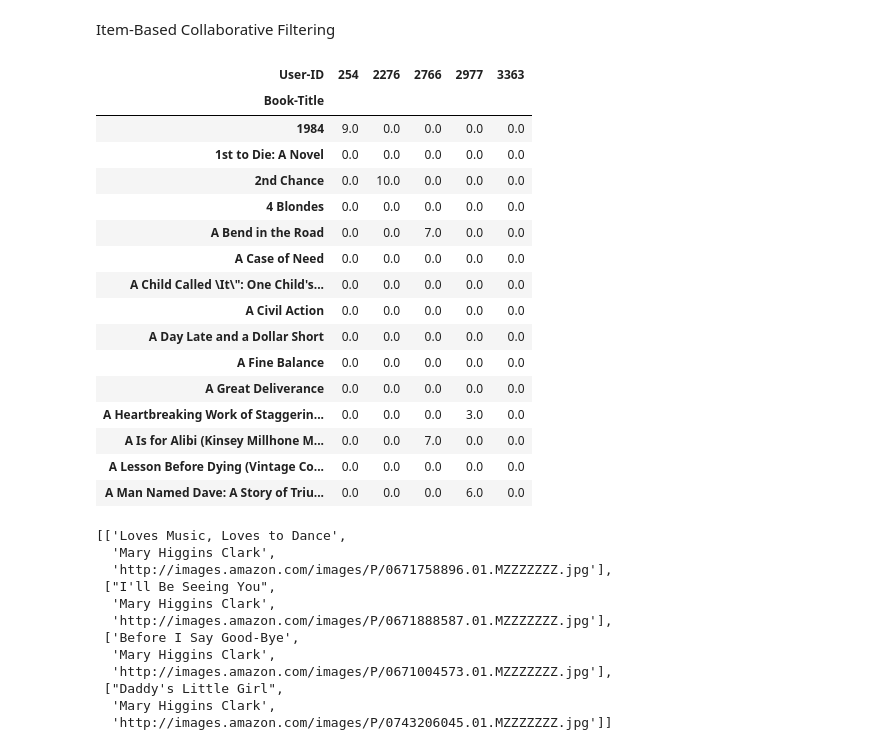
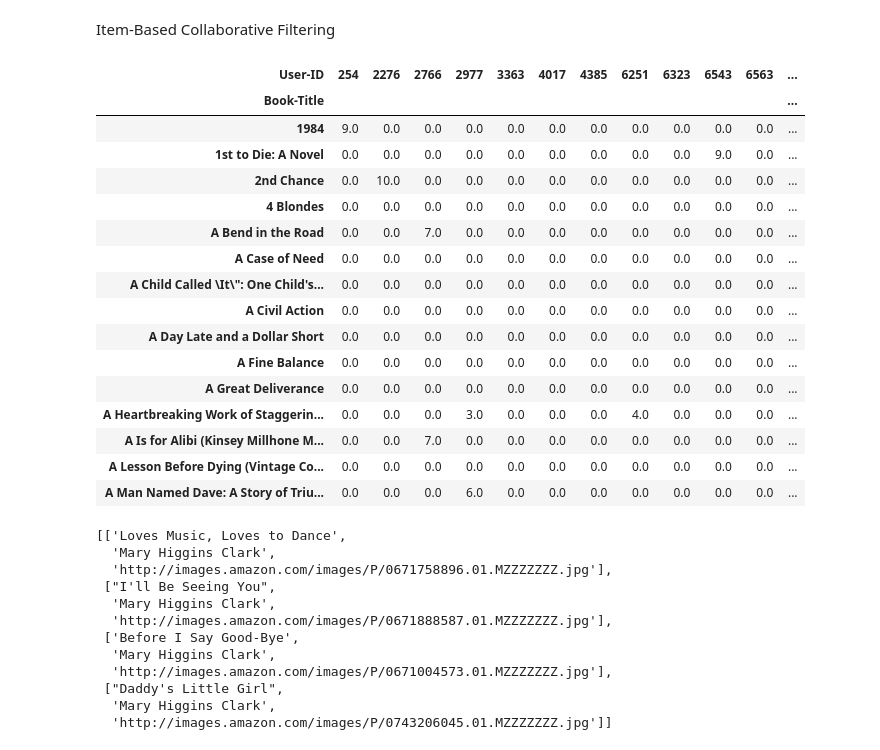
Before and after one commit to sontransonn/book-recommender-system, a Jupyter notebook: main.ipynb, the cells around one changed output. Saved outputs shown, nothing was run; the diff lists cells and outputs as text; code cells hidden in the pictures.

```diff
--- a/main.ipynb
+++ b/main.ipynb
@@ -61,26 +61,26 @@ Item-Based Collaborative Filtering
 # %%
 pt_item = final_ratings.pivot_table(index='Book-Title',columns='User-ID',values='Book-Rating')
 pt_item.fillna(0, inplace=True)
 
-pt_item.iloc[:, :5].head(15)
+pt_item.iloc[:, :12].head(15)
 # %% [output]
-| User-ID | 254 | 2276 | 2766 | 2977 | 3363 |
-| Book-Title |  |  |  |  |  |
-| 1984 | 9.0 | 0.0 | 0.0 | 0.0 | 0.0 |
-| 1st to Die: A Novel | 0.0 | 0.0 | 0.0 | 0.0 | 0.0 |
-| 2nd Chance | 0.0 | 10.0 | 0.0 | 0.0 | 0.0 |
-| 4 Blondes | 0.0 | 0.0 | 0.0 | 0.0 | 0.0 |
-| A Bend in the Road | 0.0 | 0.0 | 7.0 | 0.0 | 0.0 |
-| A Case of Need | 0.0 | 0.0 | 0.0 | 0.0 | 0.0 |
-| A Child Called \It\": One Child's... | 0.0 | 0.0 | 0.0 | 0.0 | 0.0 |
-| A Civil Action | 0.0 | 0.0 | 0.0 | 0.0 | 0.0 |
-| A Day Late and a Dollar Short | 0.0 | 0.0 | 0.0 | 0.0 | 0.0 |
-| A Fine Balance | 0.0 | 0.0 | 0.0 | 0.0 | 0.0 |
-| A Great Deliverance | 0.0 | 0.0 | 0.0 | 0.0 | 0.0 |
-| A Heartbreaking Work of Staggerin... | 0.0 | 0.0 | 0.0 | 3.0 | 0.0 |
-| A Is for Alibi (Kinsey Millhone M... | 0.0 | 0.0 | 7.0 | 0.0 | 0.0 |
-| A Lesson Before Dying (Vintage Co... | 0.0 | 0.0 | 0.0 | 0.0 | 0.0 |
-| A Man Named Dave: A Story of Triu... | 0.0 | 0.0 | 0.0 | 6.0 | 0.0 |
+| User-ID | 254 | 2276 | 2766 | 2977 | 3363 | 4017 | 4385 | 6251 | 6323 | 6543 | 6563 | ... |
+| Book-Title |  |  |  |  |  |  |  |  |  |  |  | ... |
+| 1984 | 9.0 | 0.0 | 0.0 | 0.0 | 0.0 | 0.0 | 0.0 | 0.0 | 0.0 | 0.0 | 0.0 | ... |
+| 1st to Die: A Novel | 0.0 | 0.0 | 0.0 | 0.0 | 0.0 | 0.0 | 0.0 | 0.0 | 0.0 | 9.0 | 0.0 | ... |
+| 2nd Chance | 0.0 | 10.0 | 0.0 | 0.0 | 0.0 | 0.0 | 0.0 | 0.0 | 0.0 | 0.0 | 0.0 | ... |
+| 4 Blondes | 0.0 | 0.0 | 0.0 | 0.0 | 0.0 | 0.0 | 0.0 | 0.0 | 0.0 | 0.0 | 0.0 | ... |
+| A Bend in the Road | 0.0 | 0.0 | 7.0 | 0.0 | 0.0 | 0.0 | 0.0 | 0.0 | 0.0 | 0.0 | 0.0 | ... |
+| A Case of Need | 0.0 | 0.0 | 0.0 | 0.0 | 0.0 | 0.0 | 0.0 | 0.0 | 0.0 | 0.0 | 0.0 | ... |
+| A Child Called \It\": One Child's... | 0.0 | 0.0 | 0.0 | 0.0 | 0.0 | 0.0 | 0.0 | 0.0 | 0.0 | 0.0 | 0.0 | ... |
+| A Civil Action | 0.0 | 0.0 | 0.0 | 0.0 | 0.0 | 0.0 | 0.0 | 0.0 | 0.0 | 0.0 | 0.0 | ... |
+| A Day Late and a Dollar Short | 0.0 | 0.0 | 0.0 | 0.0 | 0.0 | 0.0 | 0.0 | 0.0 | 0.0 | 0.0 | 0.0 | ... |
+| A Fine Balance | 0.0 | 0.0 | 0.0 | 0.0 | 0.0 | 0.0 | 0.0 | 0.0 | 0.0 | 0.0 | 0.0 | ... |
+| A Great Deliverance | 0.0 | 0.0 | 0.0 | 0.0 | 0.0 | 0.0 | 0.0 | 0.0 | 0.0 | 0.0 | 0.0 | ... |
+| A Heartbreaking Work of Staggerin... | 0.0 | 0.0 | 0.0 | 3.0 | 0.0 | 0.0 | 0.0 | 4.0 | 0.0 | 0.0 | 0.0 | ... |
+| A Is for Alibi (Kinsey Millhone M... | 0.0 | 0.0 | 7.0 | 0.0 | 0.0 | 0.0 | 0.0 | 0.0 | 0.0 | 0.0 | 0.0 | ... |
+| A Lesson Before Dying (Vintage Co... | 0.0 | 0.0 | 0.0 | 0.0 | 0.0 | 0.0 | 0.0 | 0.0 | 0.0 | 0.0 | 0.0 | ... |
+| A Man Named Dave: A Story of Triu... | 0.0 | 0.0 | 0.0 | 6.0 | 0.0 | 0.0 | 0.0 | 0.0 | 0.0 | 0.0 | 0.0 | ... |
 # %%
 item_similarity = cosine_similarity(pt_item)
 
```
Also changed, not shown: parts of 1 cell of this notebook.
